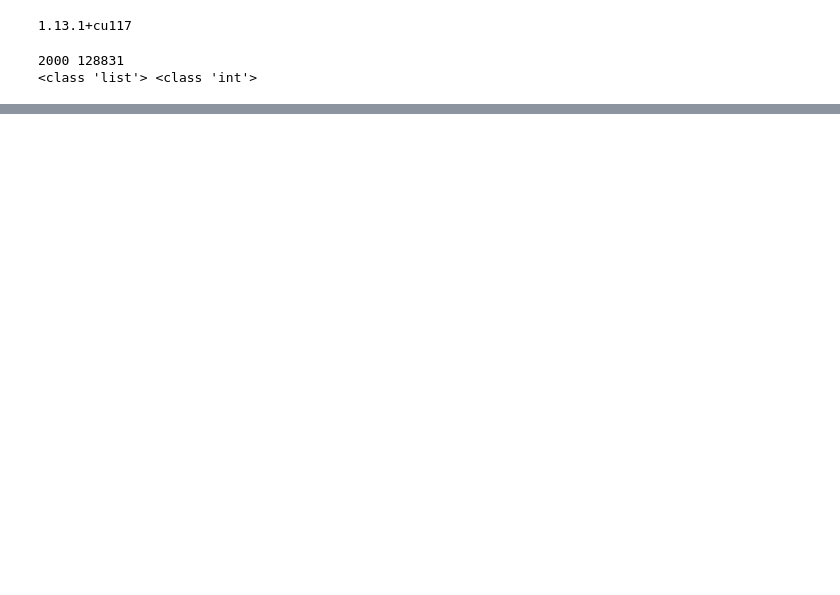
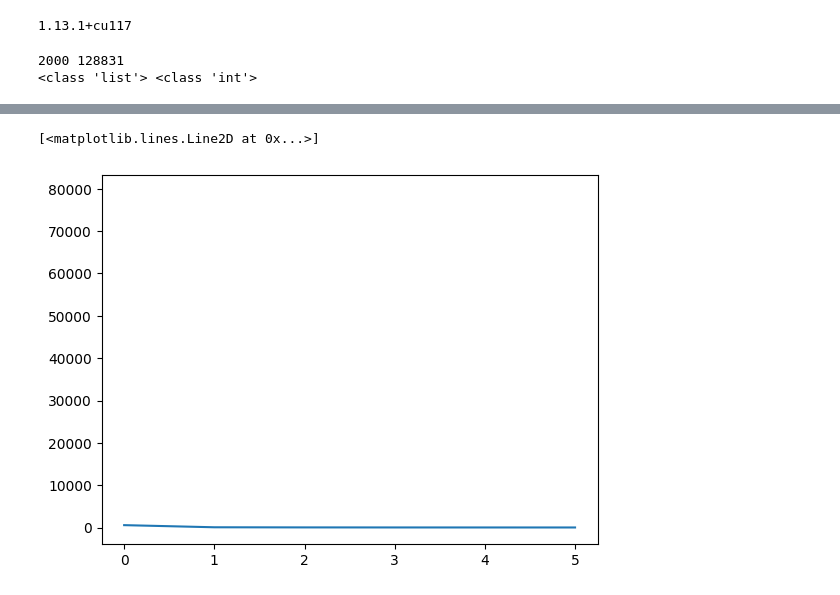
Before and after one commit to alexander-moore/MolecularRepresentation, a Jupyter notebook: alex_files/VicReg_GraphAugmentation_ZINC.ipynb, the cells around one changed output, grey strips where cells are left out. Saved outputs shown, nothing was run; the diff lists cells and outputs as text; code cells hidden in the pictures; blank space fills up the shorter version.

```diff
--- a/alex_files/VicReg_GraphAugmentation_ZINC.ipynb
+++ b/alex_files/VicReg_GraphAugmentation_ZINC.ipynb
@@ -86,0 +88,34 @@ dict_items([(0, 'Dipole moment'), (1, 'Isotropic polarizability'), (2, 'Highest
+# %%
+# Here is sample code for how to implement an "ablation" of 2-at-a-time augmentations
+import GCL.augmentors as A
+aug = A.RandomChoice([#A.RWSampling(num_seeds=1000, walk_length=10),
+                      A.NodeDropping(pn=0.1),
+                      A.FeatureMasking(pf=0.1),
+                      A.EdgeRemoving(pe=0.1)],
+                     num_choices=1)
+
+# From a set of augmentations of length n_augmentations
+from GCL.augmentors import node_dropping, ppr_diffusion, feature_dropout, edge_adding, rw_sampling
+aug_set = [node_dropping, ppr_diffusion, feature_dropout, edge_adding, rw_sampling]
+aug_strs = ['node_dropping', 'ppr_diffusion', 'feature_dropout', 'edge_adding', 'rw_sampling']
+print(aug_strs)
+
+# First get all pairs of indexes on-off in a list of length n_augmentations
+aug_inds = list(itertools.product([0, 1], repeat=len(aug_set)))
+aug_inds = [x for x in aug_inds if sum(x)==2]
+print(aug_inds)
+
+# Then for each augmentation, train and test a VicReg model trained under that augment
+for aug in aug_inds:
+
+    tr_augs = []
+    for ind, augi in enumerate(aug):
+        if augi == 1:
+            tr_augs.append(aug_set[ind])
+
+    print(str(tr_augs[0]).split(' ')[1], str(tr_augs[1]).split(' ')[1])
+    tr_aug = A.RandomChoice(tr_augs, num_choices = 1)
+    parameters['train_aug'] = tr_aug
+
+    model, train_loss, val_loss = train_vicreg(parameters)
+    transfer_scores = transfer_score(model, parameters)
@@ -190,7 +238,7 @@ def VicRegLoss(x, y):
 optimizer = torch.optim.Adam(model.parameters(), lr=0.002, weight_decay=5e-4)
 transfer_mat = torch.zeros((len(qm9_index.keys()), 10))
 
-n_epochs = 100
+n_epochs = 5
 tr_losses = []
 val_losses = []
 for epoch in range(0,n_epochs+1):
@@ -278,0 +322,2 @@ epoch train loss 25.664856255054474
+[<matplotlib.lines.Line2D at 0x...>]
+[figure, added]
```
Also changed, not shown: parts of 7 cells of this notebook.
